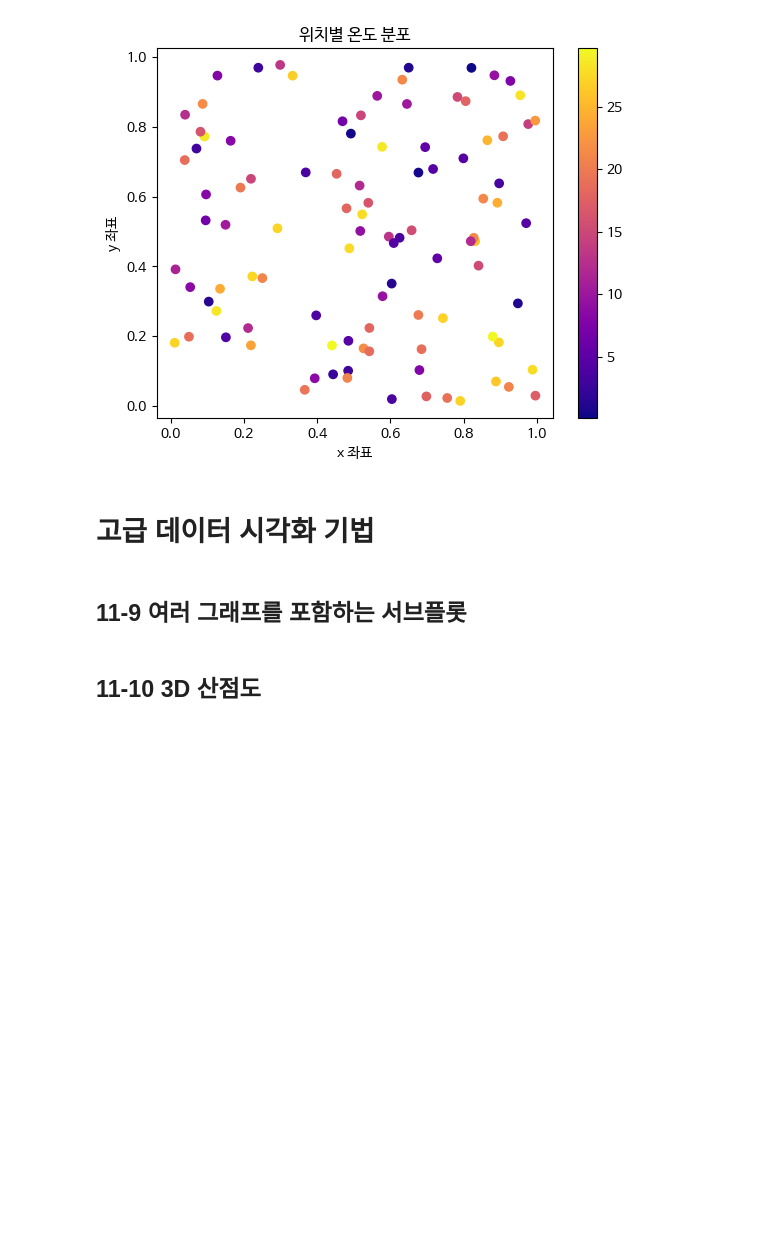
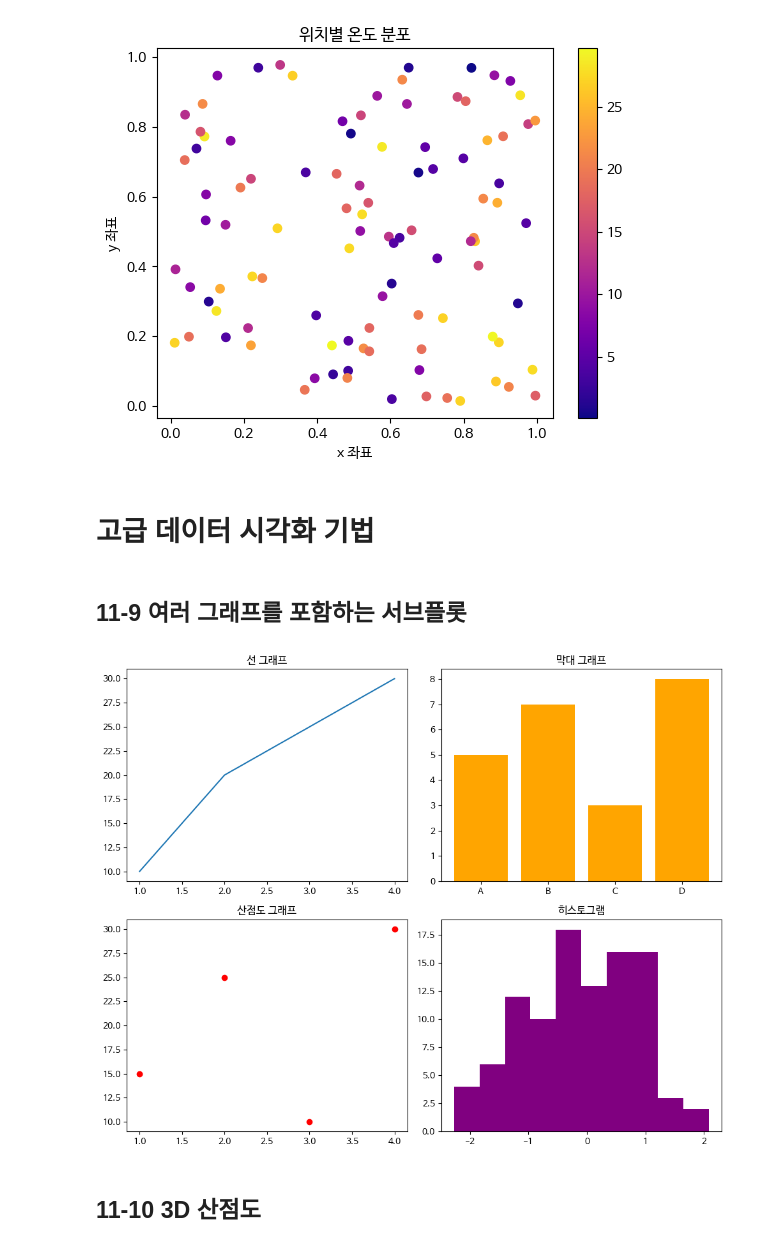
Before and after one commit to jj-it-lab/Data-Analysis-with-Open-Source, a Jupyter notebook: 오픈소스_데이터_분석_11강.ipynb, the cells around one changed output. Drawn from its saved outputs; the diff is of its cells as text; code cells hidden in the pictures; blank space fills up the shorter version.

```diff
--- a/오픈소스_데이터_분석_11강.ipynb
+++ b/오픈소스_데이터_분석_11강.ipynb
@@ -229,30 +229,32 @@ plt.show()
 # %%
 import matplotlib.pyplot as plt
 import numpy as np # numpy 임포트 추가
 
 ## 서브플롯 생성 (2행 2열)
-
+fig, axes = plt.subplots(2,2, figsize=(10,8))
 
 ## 첫 번째 서브플롯: 선 그래프
 axes[0, 0].plot([1, 2, 3, 4], [10, 20, 25, 30])
 axes[0, 0].set_title("선 그래프")
 
 ## 두 번째 서브플롯: 막대 그래프
 axes[0, 1].bar(['A', 'B', 'C', 'D'], [5, 7, 3, 8], color='orange')
 axes[0, 1].set_title("막대 그래프")
 
 ## 세 번째 서브플롯: 산점도
 axes[1, 0].scatter([1, 2, 3, 4], [15, 25, 10, 30], color='red')
 axes[1, 0].set_title("산점도 그래프")
 
 ## 네 번째 서브플롯: 히스토그램
 data = np.random.randn(100)
 axes[1, 1].hist(data, bins=10, color='purple')
 axes[1, 1].set_title("히스토그램")
 
 ## 레이아웃 조정 및 그래프 표시
 plt.tight_layout()
 plt.show()
+# %% [output]
+[figure, added]
 # %% [markdown]
 ## 11-10 3D 산점도
 # %%
```
Also changed, not shown: parts of 2 cells of this notebook.
